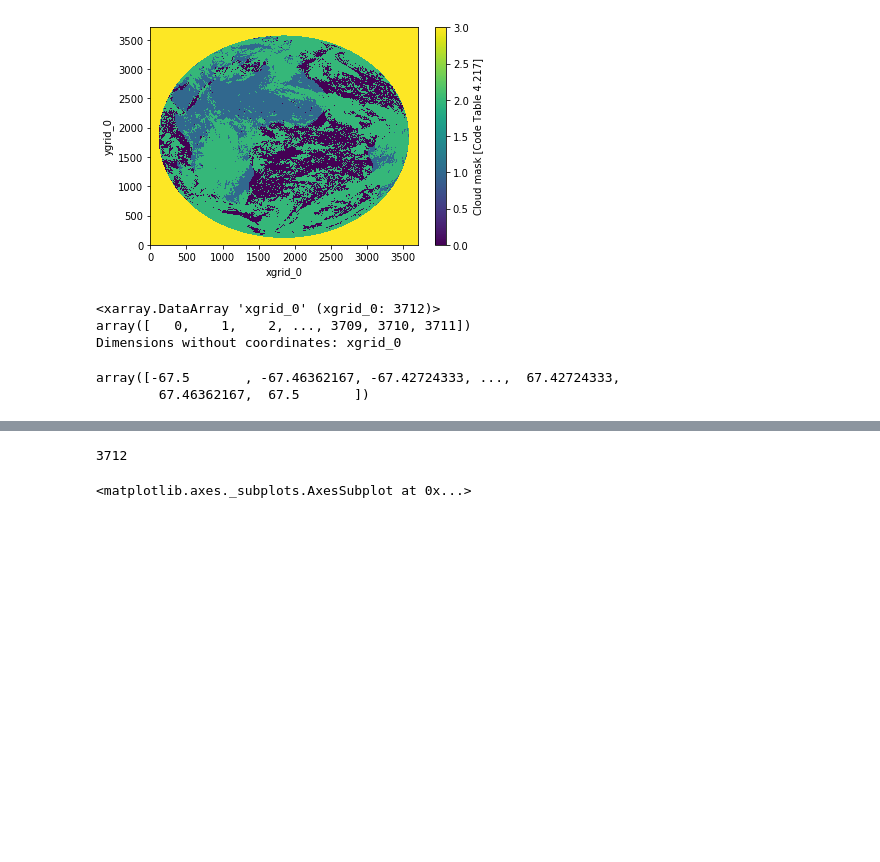
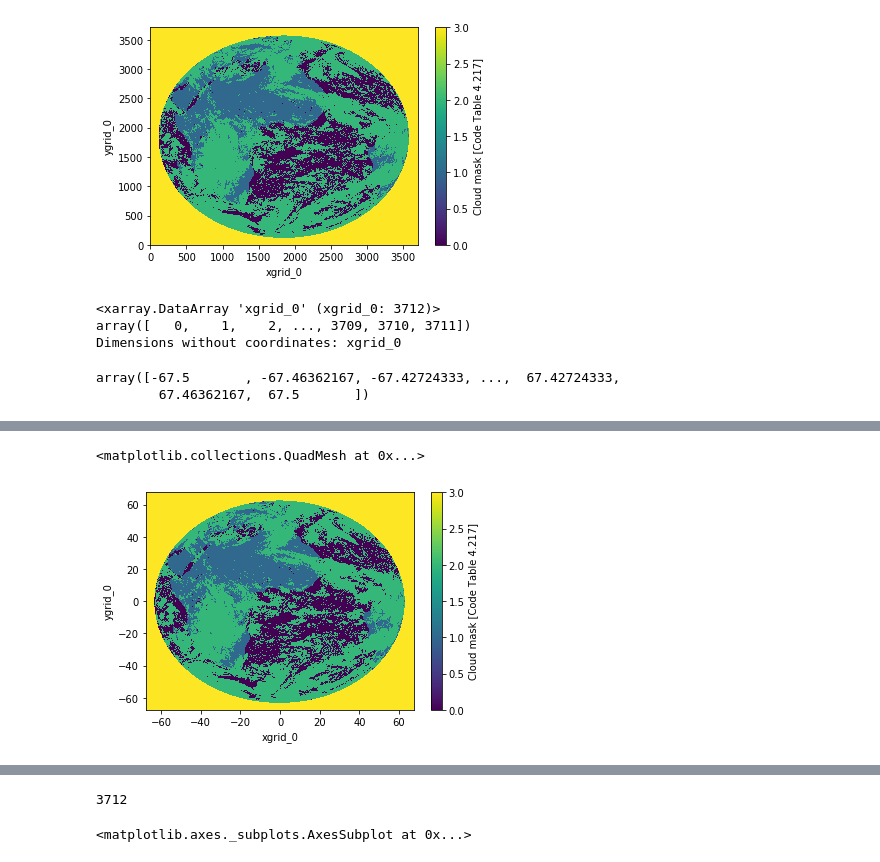
Before and after one commit to hannasv/ms, a Jupyter notebook: notebooks/ReadingSateliteData.ipynb, the cells around one changed output, grey strips where cells are left out. Drawn from its saved outputs; the diff is of its cells as text; code cells hidden in the pictures; blank space fills up the shorter version.

```diff
--- a/notebooks/ReadingSateliteData.ipynb
+++ b/notebooks/ReadingSateliteData.ipynb
@@ -67,0 +70,3 @@ array([-67.5       , -67.46362167, -67.42724333, ...,  67.42724333,
+# %%
+data['xgrid_0'] = a
+data['ygrid_0'] = a
@@ -67,0 +85,5 @@ array([-67.5       , -67.46362167, -67.42724333, ...,  67.42724333,
+# %%
+data['CLOUDM_P30_GSV0_I207'].plot()
+# %% [output]
+<matplotlib.collections.QuadMesh at 0x...>
+[figure, added]
```
Also changed, not shown: parts of 10 cells of this notebook, 2 other files.
